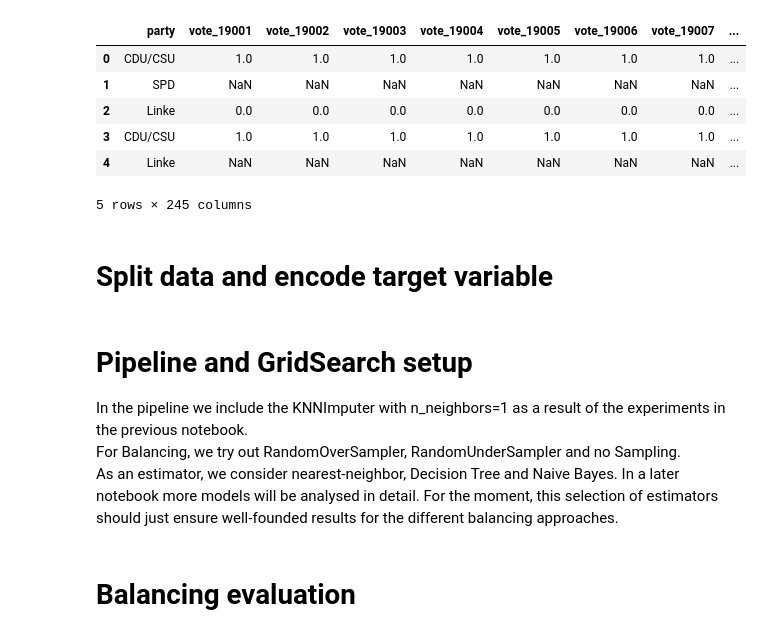
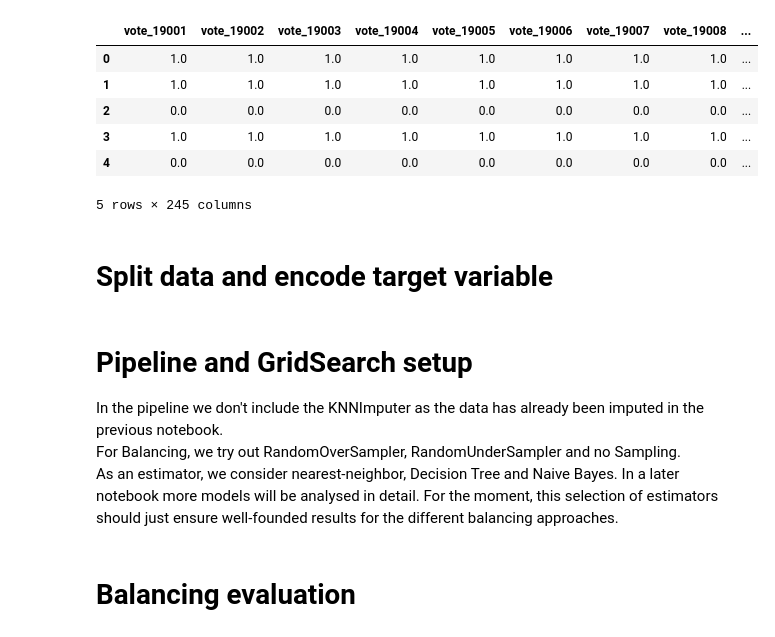
Before and after one commit to mograev/btvote, a Jupyter notebook: notebooks/3-balancing.ipynb, the cells around one changed output. Cells and saved outputs as stored; diff of their text form; code cells hidden in the pictures.

Commit message:
directly load imputed dataset instead of imputing in each notebook

```diff
--- a/notebooks/3-balancing.ipynb
+++ b/notebooks/3-balancing.ipynb
@@ -3,16 +3,16 @@ import pandas as pd
 from sklearn import preprocessing
 import matplotlib.pyplot as plt
 # %%
-# Import the already encoded dataset
-btvote = pd.read_pickle('../data/btvote_encoded.pkl')
+# Import the already imputed dataset
+btvote = pd.read_pickle('../data/btvote_imputed.pkl')
 btvote.head()
 # %% [output]
-|  | party | vote_19001 | vote_19002 | vote_19003 | vote_19004 | vote_19005 | vote_19006 | vote_19007 | ... |
-| 0 | CDU/CSU | 1.0 | 1.0 | 1.0 | 1.0 | 1.0 | 1.0 | 1.0 | ... |
-| 1 | SPD | NaN | NaN | NaN | NaN | NaN | NaN | NaN | ... |
-| 2 | Linke | 0.0 | 0.0 | 0.0 | 0.0 | 0.0 | 0.0 | 0.0 | ... |
-| 3 | CDU/CSU | 1.0 | 1.0 | 1.0 | 1.0 | 1.0 | 1.0 | 1.0 | ... |
-| 4 | Linke | NaN | NaN | NaN | NaN | NaN | NaN | NaN | ... |
+|  | vote_19001 | vote_19002 | vote_19003 | vote_19004 | vote_19005 | vote_19006 | vote_19007 | vote_19008 | ... |
+| 0 | 1.0 | 1.0 | 1.0 | 1.0 | 1.0 | 1.0 | 1.0 | 1.0 | ... |
+| 1 | 1.0 | 1.0 | 1.0 | 1.0 | 1.0 | 1.0 | 1.0 | 1.0 | ... |
+| 2 | 0.0 | 0.0 | 0.0 | 0.0 | 0.0 | 0.0 | 0.0 | 0.0 | ... |
+| 3 | 1.0 | 1.0 | 1.0 | 1.0 | 1.0 | 1.0 | 1.0 | 1.0 | ... |
+| 4 | 0.0 | 0.0 | 0.0 | 0.0 | 0.0 | 0.0 | 0.0 | 0.0 | ... |
 5 rows × 245 columns
 # %% [markdown]
 # Split data and encode target variable
@@ -27,7 +27,7 @@ btvote_target = label_encoder.fit_transform(btvote_target)
 # %% [markdown]
 # Pipeline and GridSearch setup
 
-In the pipeline we include the KNNImputer with n_neighbors=1 as a result of the experiments in the previous notebook.\
+In the pipeline we don't include the KNNImputer as the data has already been imputed in the previous notebook.\
 For Balancing, we try out RandomOverSampler, RandomUnderSampler and no Sampling.\
 As an estimator, we consider nearest-neighbor, Decision Tree and Naive Bayes. In a later notebook more models will be analysed in detail. For the moment, this selection of estimators should just ensure well-founded results for the different balancing approaches.
 # %%
```
Also changed, not shown: parts of 3 cells of this notebook, 4 other files.
